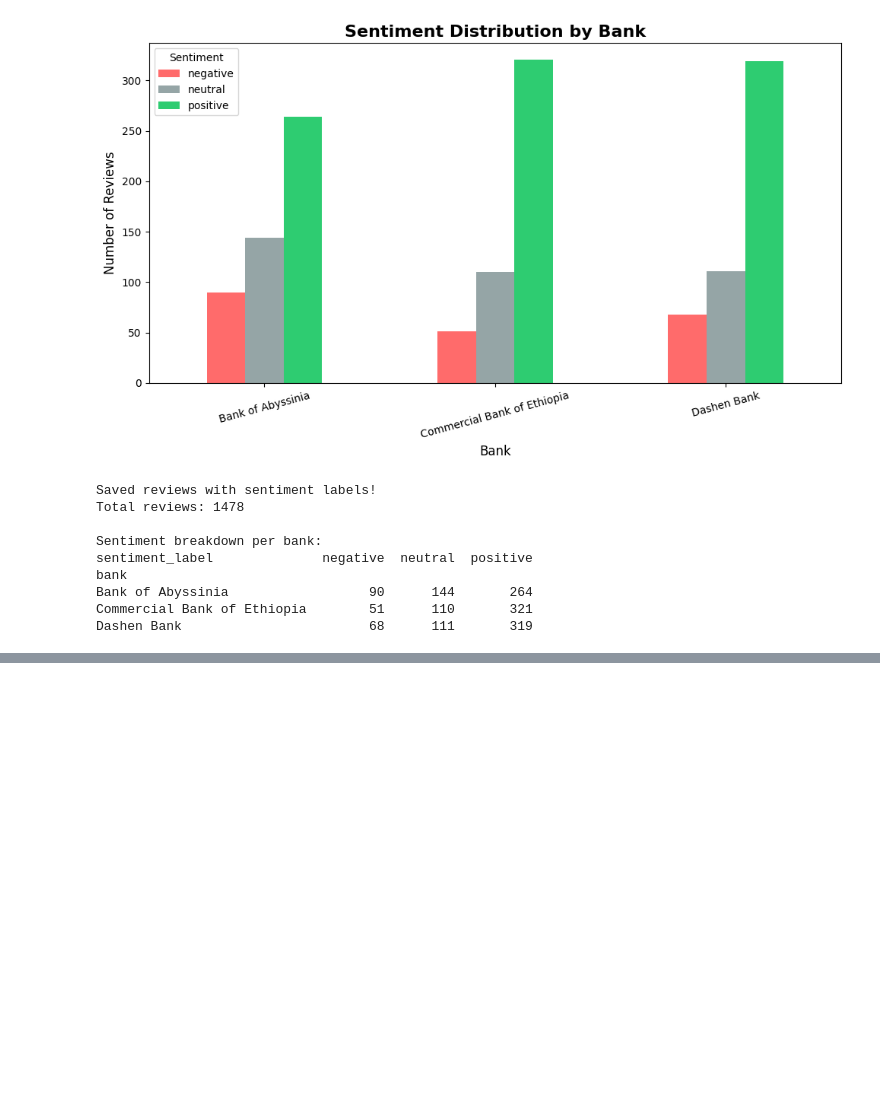
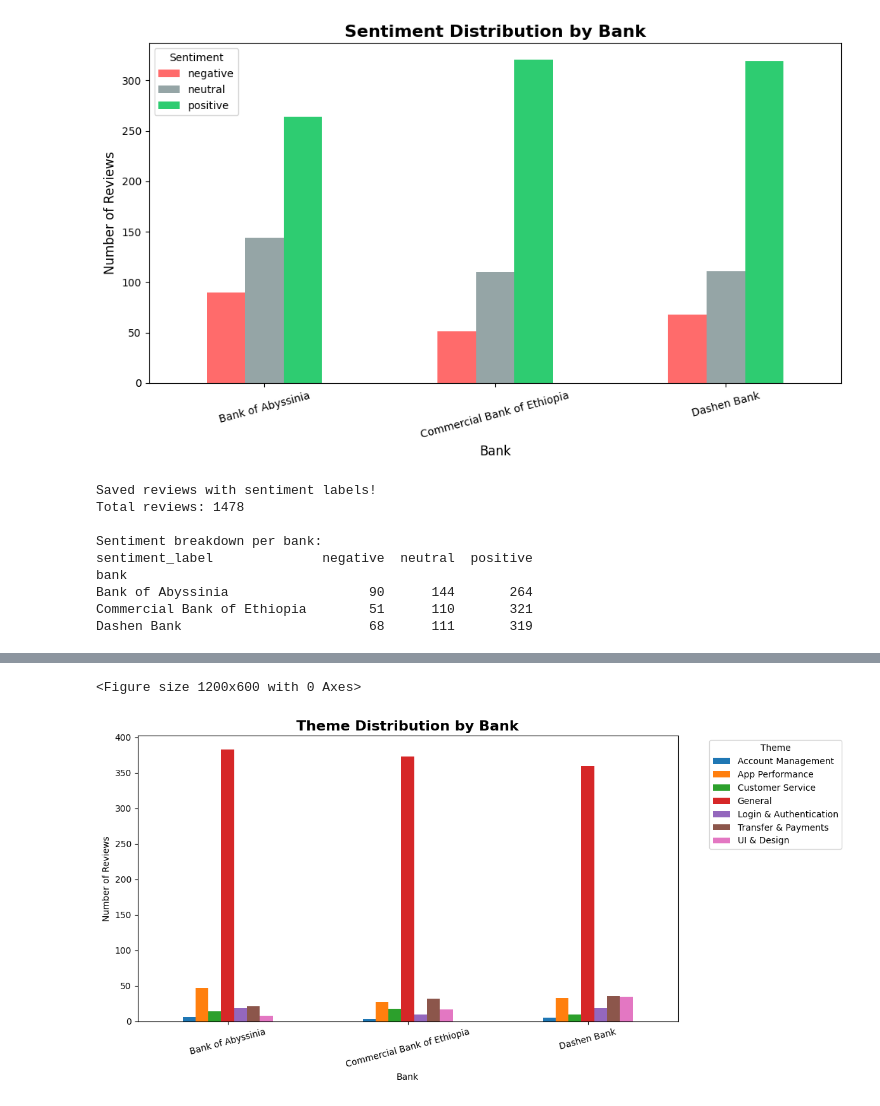
Before and after one commit to Fikir112/fintech-review-analytics, a Jupyter notebook: notebooks/task2_sentiment.ipynb, the cells around one changed output, grey strips where cells are left out. Drawn from its saved outputs; the diff is of its cells as text; code cells hidden in the pictures; blank space fills up the shorter version.

```diff
--- a/notebooks/task2_sentiment.ipynb
+++ b/notebooks/task2_sentiment.ipynb
@@ -107,3 +107,13 @@ bank
 Bank of Abyssinia                  90      144       264
 Commercial Bank of Ethiopia        51      110       321
 Dashen Bank                        68      111       319
+# %%
+import sys
+sys.path.append('..')
+
+from src.themes import assign_theme, extract_keywords_per_bank
+# Assign theme to every review
+df['theme'] = df['review'].apply(assign_theme)
+
+print("Theme distribution:")
+print(df['theme'].value_counts())
@@ -109,0 +206,18 @@ Dashen Bank                        68      111       319
+# %%
+import matplotlib.pyplot as plt
+import seaborn as sns
+
+plt.figure(figsize=(12, 6))
+theme_by_bank = df.groupby(['bank', 'theme']).size().unstack(fill_value=0)
+theme_by_bank.plot(kind='bar', figsize=(12, 6))
+plt.title('Theme Distribution by Bank', fontsize=16, fontweight='bold')
+plt.xlabel('Bank')
+plt.ylabel('Number of Reviews')
+plt.xticks(rotation=15)
+plt.legend(title='Theme', bbox_to_anchor=(1.05, 1))
+plt.tight_layout()
+plt.savefig('../data/raw/theme_chart.png', dpi=150)
+plt.show()
+# %% [output]
+<Figure size 1200x600 with 0 Axes>
+[figure, added]
```
Also changed, not shown: parts of 13 cells of this notebook, 3 other files.
